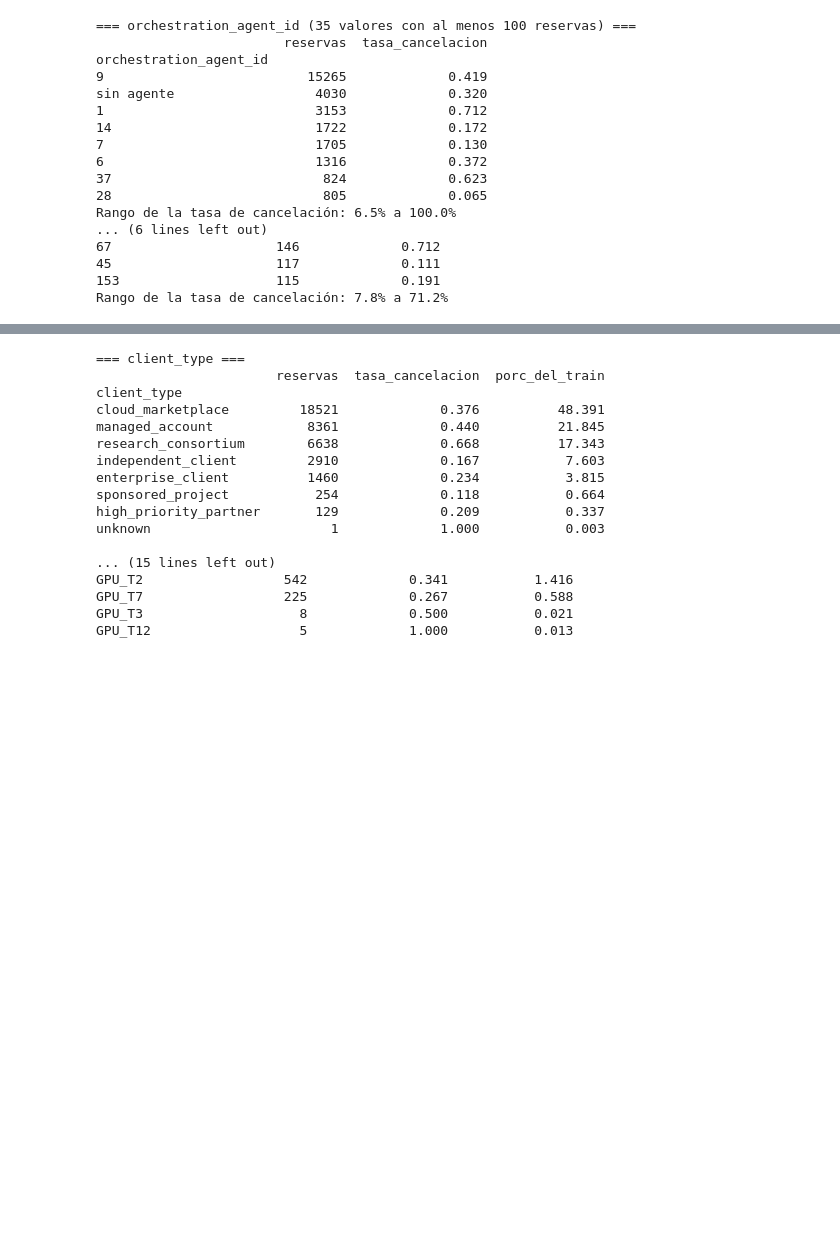
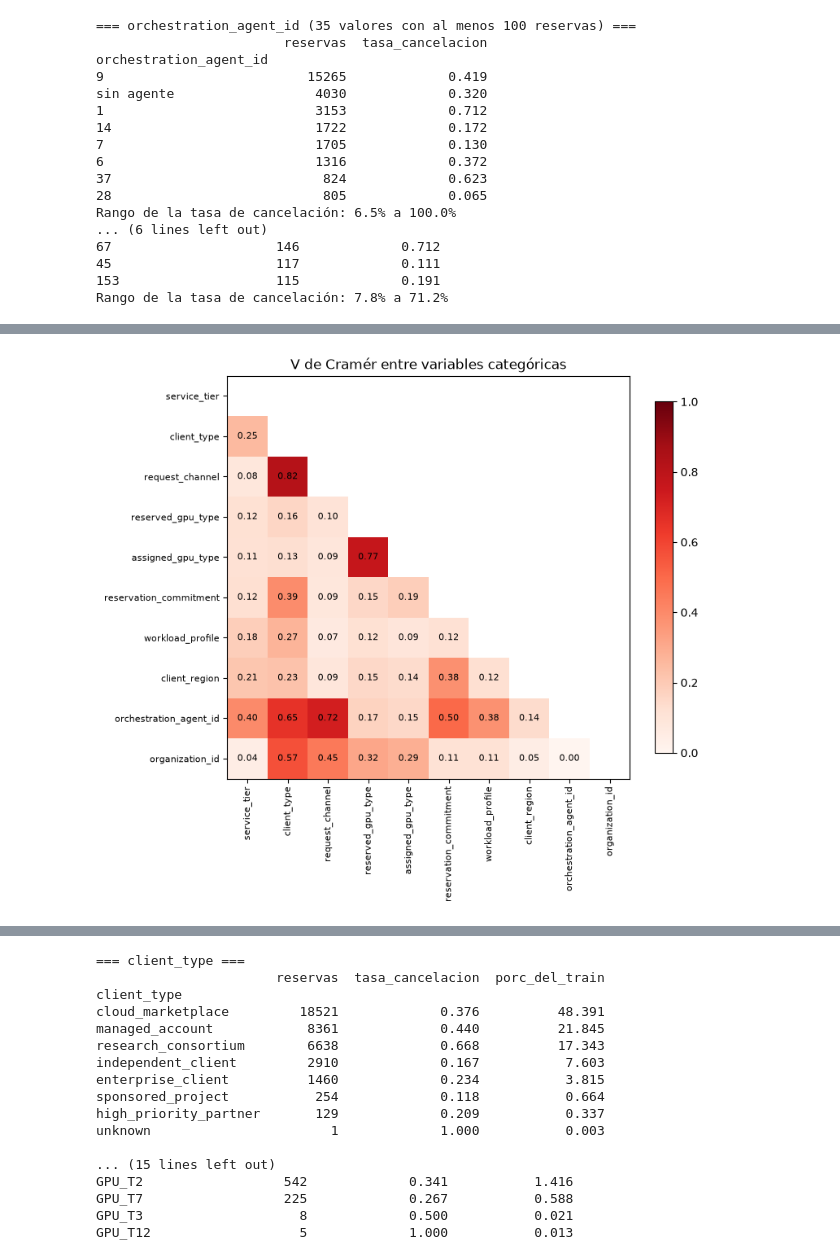
Before and after one commit to mszwarcberg-2004/TP3_ML, a Jupyter notebook: TP3_Grupo.ipynb, the cells around one changed output, grey strips where cells are left out. Drawn from its saved outputs; the diff is of its cells as text; code cells hidden in the pictures; blank space fills up the shorter version.

Commit message:
Variables categóricas

```diff
--- a/TP3_Grupo.ipynb
+++ b/TP3_Grupo.ipynb
@@ -932,0 +949,80 @@ La consigna pide analizar el comportamiento por cohortes, en particular según `
+# %%
+# ASOCIACIÓN ENTRE VARIABLES CATEGÓRICAS (V DE CRAMÉR)
+
+from scipy.stats import chi2_contingency
+
+
+def v_cramer(a, b):
+    """
+    V de Cramér entre dos variables categóricas, con la corrección de Bergsma.
+    Va de 0 (independientes) a 1 (una determina a la otra).
+    La corrección reduce el sesgo hacia arriba en variables con muchas categorías.
+    """
+    tabla = pd.crosstab(a, b)
+    chi2 = chi2_contingency(tabla, correction=False)[0]
+    n = tabla.values.sum()
+    r, k = tabla.shape
+
+    phi2 = chi2 / n
+    phi2_corr = max(0, phi2 - (k - 1) * (r - 1) / (n - 1))
+    r_corr = r - (r - 1) ** 2 / (n - 1)
+    k_corr = k - (k - 1) ** 2 / (n - 1)
+
+    return np.sqrt(phi2_corr / min(k_corr - 1, r_corr - 1))
+
+
+# Categóricas de texto + identificadores
+cols_cat_eda = list(cols_categoricas) + cols_identificadores
+
+# Los nulos se tratan como una categoría más, igual que en el preprocesamiento
+train_cat = train[cols_cat_eda].astype("string").fillna("sin dato")
+
+# 1) MATRIZ DE V DE CRAMÉR
+matriz_v = pd.DataFrame(
+    [[v_cramer(train_cat[a], train_cat[b]) for b in cols_cat_eda] for a in cols_cat_eda],
+    index=cols_cat_eda, columns=cols_cat_eda,
+)
+
+# Mostramos solo el triángulo inferior, porque la matriz es simétrica
+mascara = np.triu(np.ones(matriz_v.shape, dtype=bool))
+valores = matriz_v.mask(mascara)
+
+fig, ax = plt.subplots(figsize=(8, 7))
+im = ax.imshow(valores, cmap="Reds", vmin=0, vmax=1)
+
+# Escribimos el valor en cada celda
+for i in range(len(matriz_v)):
+    for j in range(i):
+        ax.text(j, i, f"{matriz_v.iloc[i, j]:.2f}", ha="center", va="center", fontsize=8)
+
+ax.set_xticks(range(len(matriz_v)))
+ax.set_xticklabels(matriz_v.columns, rotation=90, fontsize=8)
+ax.set_yticks(range(len(matriz_v)))
+ax.set_yticklabels(matriz_v.columns, fontsize=8)
+ax.set_title("V de Cramér entre variables categóricas")
+fig.colorbar(im, ax=ax, shrink=0.8)
+plt.tight_layout()
+plt.show()
+
+# 2) PARES MÁS ASOCIADOS (V >= 0,3)
+triangulo = np.triu(np.ones(matriz_v.shape, dtype=bool), k=1)
+pares_cat = matriz_v.where(triangulo).stack().rename("v_cramer").to_frame()
+pares_cat = pares_cat[pares_cat["v_cramer"] >= 0.3].sort_values("v_cramer", ascending=False)
+pares_cat.index.names = ["variable_1", "variable_2"]
+
+display(pares_cat.round(2))
+
+
+# 3) ¿UNA VARIABLE DETERMINA A LA OTRA?
+# Porcentaje de reservas en las que, conociendo la primera variable,
+# se acierta la segunda eligiendo su categoría más frecuente
+def porcentaje_determinado(a, b):
+    mas_frecuente = train_cat.groupby(a)[b].transform(lambda s: s.mode().iloc[0])
+    return (mas_frecuente == train_cat[b]).mean() * 100
+
+
+for a, b in [("client_type", "request_channel"), ("request_channel", "client_type"),
+             ("reserved_gpu_type", "assigned_gpu_type")]:
+    print(f"Conociendo {a} se acierta {b} en el {porcentaje_determinado(a, b):.1f}% de las reservas")
+# %% [output]
+[figure, added]
```
Also changed, not shown: parts of 8 cells of this notebook, 1 other file.
